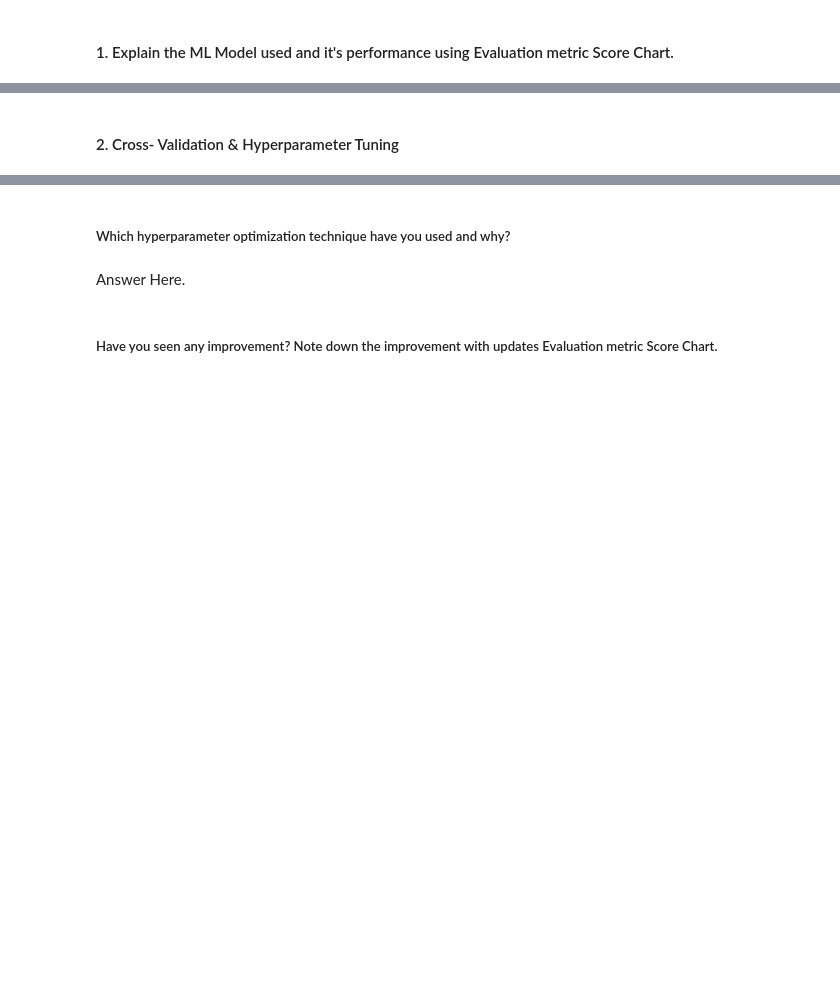
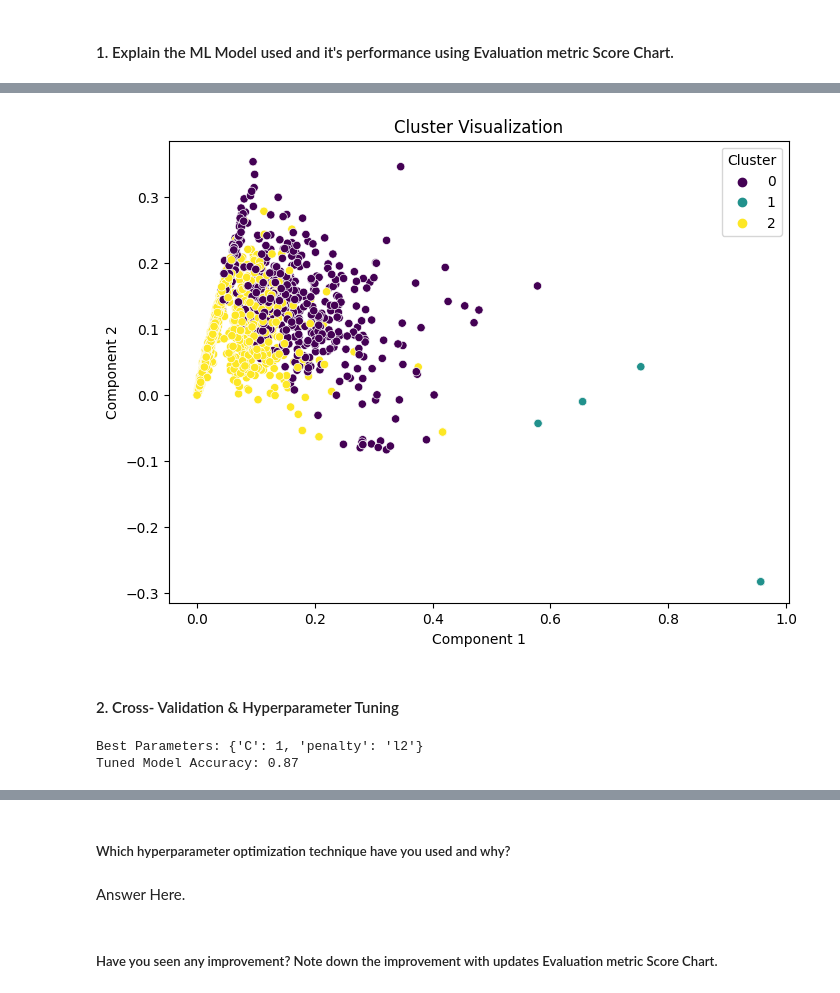
Before and after one commit to Manoharjha333/Zomato-Restaurant-Clustering-And-Sentiment-Analysis, a Jupyter notebook: Zomato_Restaurant_Clustering_And_Sentiment_Analysis.ipynb, the cells around one changed output, grey strips where cells are left out. Saved outputs shown, nothing was run; the diff lists cells and outputs as text; code cells hidden in the pictures; blank space fills up the shorter version.

```diff
--- a/Zomato_Restaurant_Clustering_And_Sentiment_Analysis.ipynb
+++ b/Zomato_Restaurant_Clustering_And_Sentiment_Analysis.ipynb
@@ -1874,0 +1728,14 @@ Reasoning: 'Cost' is binned into categories ('Low', 'Medium', 'High', 'Very High
+# %%
+# Split your data to train and test. Choose Splitting ratio wisely.
+X = X_tfidf
+y = review['Sentiment']
+
+
+from sklearn.model_selection import train_test_split
+X_train,X_test,y_train,y_test = train_test_split(X,y,test_size=0.2)
+
+# describes info about train and test set
+print("Number transactions X_train dataset: ", X_train.shape)
+print("Number transactions y_train dataset: ", y_train.shape)
+print("Number transactions X_test dataset: ", X_test.shape)
+print("Number transactions y_test dataset: ", y_test.shape)
@@ -1901,2 +1806,25 @@ Answer Here.
+# %%
+# clustering model KMeans
+
+from sklearn.cluster import KMeans
+from sklearn.decomposition import TruncatedSVD
+
+kmeans = KMeans(n_clusters=3, random_state=42)
+cluster_labels = kmeans.fit_predict(X_test)
+# I have two features for simplicity, adjust as needed
+n_components = 2
+svd = TruncatedSVD(n_components=n_components, random_state=42)
+X_test_svd = svd.fit_transform(X_test)
+
+# Plot scatter plot for clusters
+plt.figure(figsize=(8, 6))
+sns.scatterplot(x=X_test_svd[:, 0], y=X_test_svd[:, 1], hue=cluster_labels, palette="viridis")
+plt.title('Cluster Visualization')
+plt.xlabel('Component 1')
+plt.ylabel('Component 2')
+plt.legend(title='Cluster')
+plt.show()
+# %% [output]
+[figure, added]
 # %% [markdown]
 #### 2. Cross- Validation & Hyperparameter Tuning
@@ -1908,0 +1831,29 @@ Answer Here.
+# %%
+# ML Model - 1 Implementation with hyperparameter optimization techniques GridSearch CV
+from sklearn.model_selection import GridSearchCV
+from sklearn.linear_model import LogisticRegression
+
+# Define the parameter grid
+param_grid = {'C': [0.001, 0.01, 0.1, 1, 10, 100], 'penalty': ['l1', 'l2']}
+
+# Initialize the Logistic Regression model
+sentiment_model = LogisticRegression(random_state=42)
+
+# Initialize GridSearchCV
+grid_search = GridSearchCV(sentiment_model, param_grid, cv=5, scoring='accuracy')
+
+# Fit the model with the best parameters
+grid_search.fit(X_train, y_train)
+
+# Display the best parameters
+print("Best Parameters:", grid_search.best_params_)
+
+# Make predictions on the test set with the optimized model
+y_pred_tuned = grid_search.predict(X_test)
+
+# Evaluate the tuned model
+accuracy_tuned = accuracy_score(y_test, y_pred_tuned)
+print(f"Tuned Model Accuracy: {accuracy_tuned:.2f}")
+# %% [output]
+Best Parameters: {'C': 1, 'penalty': 'l2'}
+Tuned Model Accuracy: 0.87
```
Also changed, not shown: parts of 59 cells of this notebook.
